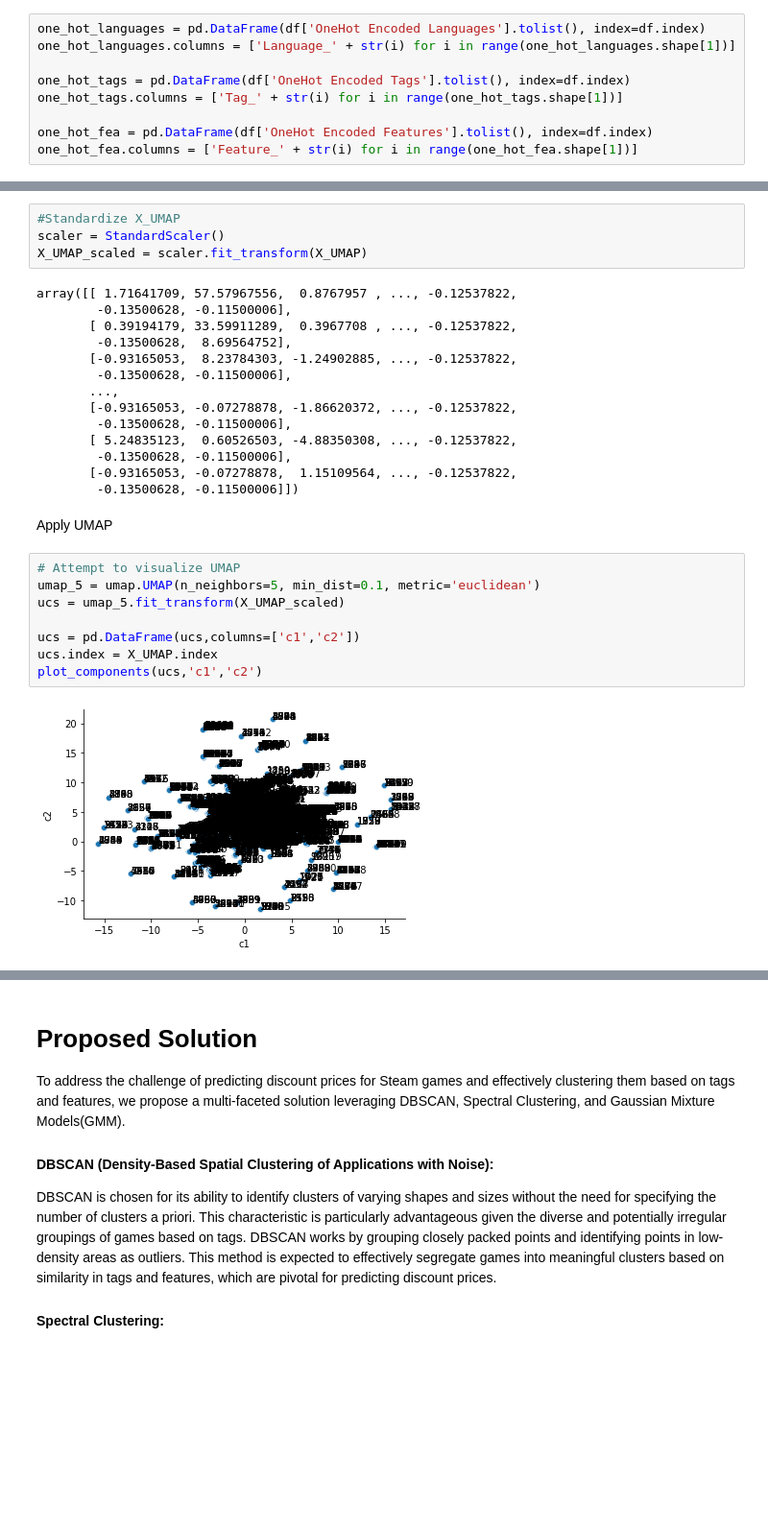
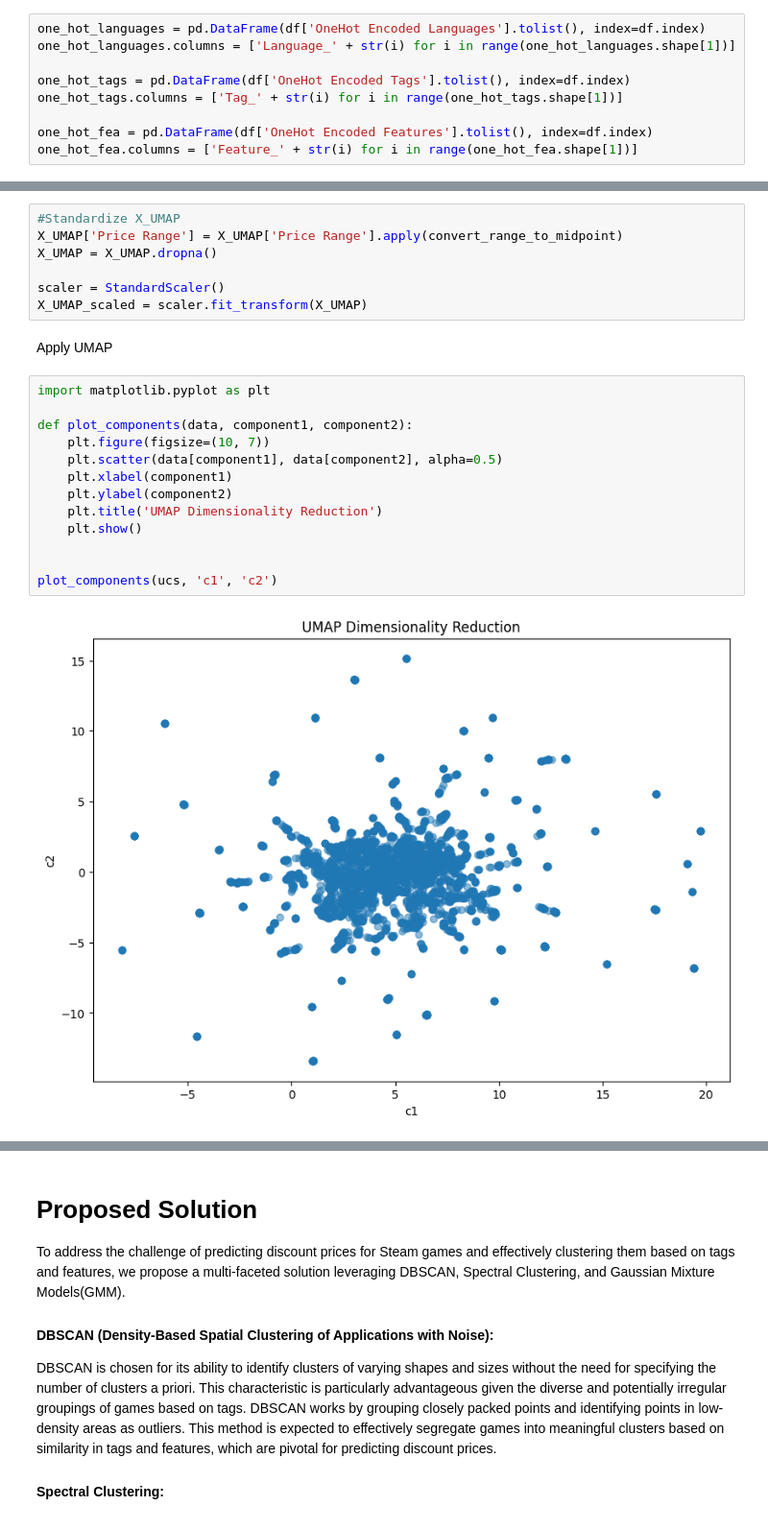
Before and after one commit to Aaron3963/COGS-118B-Project, a Jupyter notebook: FinalProject.ipynb, the cells around one changed output, grey strips where cells are left out. Shown: that part at 96% size. Saved outputs shown, nothing was run; the diff lists cells and outputs as text; blank space fills up the shorter version.

```diff
--- a/FinalProject.ipynb
+++ b/FinalProject.ipynb
@@ -356,33 +419,27 @@ X_UMAP
 # %%
 #Standardize X_UMAP
+X_UMAP['Price Range'] = X_UMAP['Price Range'].apply(convert_range_to_midpoint)
+X_UMAP = X_UMAP.dropna()
+
 scaler = StandardScaler()
 X_UMAP_scaled = scaler.fit_transform(X_UMAP)
-# %% [output]
-array([[ 1.71641709, 57.57967556,  0.8767957 , ..., -0.12537822,
-        -0.13500628, -0.11500006],
-       [ 0.39194179, 33.59911289,  0.3967708 , ..., -0.12537822,
-        -0.13500628,  8.69564752],
-       [-0.93165053,  8.23784303, -1.24902885, ..., -0.12537822,
-        -0.13500628, -0.11500006],
-       ...,
-       [-0.93165053, -0.07278878, -1.86620372, ..., -0.12537822,
-        -0.13500628, -0.11500006],
-       [ 5.24835123,  0.60526503, -4.88350308, ..., -0.12537822,
-        -0.13500628, -0.11500006],
-       [-0.93165053, -0.07278878,  1.15109564, ..., -0.12537822,
-        -0.13500628, -0.11500006]])
 # %% [markdown]
 Apply UMAP
-# %%
-# Attempt to visualize UMAP
-umap_5 = umap.UMAP(n_neighbors=5, min_dist=0.1, metric='euclidean')
-ucs = umap_5.fit_transform(X_UMAP_scaled)
-
-ucs = pd.DataFrame(ucs,columns=['c1','c2'])
-ucs.index = X_UMAP.index
-plot_components(ucs,'c1','c2')
-# %% [output]
-[figure, removed]
+# %%
+import matplotlib.pyplot as plt
+
+def plot_components(data, component1, component2):
+    plt.figure(figsize=(10, 7))
+    plt.scatter(data[component1], data[component2], alpha=0.5)
+    plt.xlabel(component1)
+    plt.ylabel(component2)
+    plt.title('UMAP Dimensionality Reduction')
+    plt.show()
+
+
+plot_components(ucs, 'c1', 'c2')
+# %% [output]
+[figure, added]
 # %%
 # List of parameters to try
 values_of_n_neighbors = [5,10,15,20,30]
```
Also changed, not shown: parts of 27 cells of this notebook, 1 other file.
